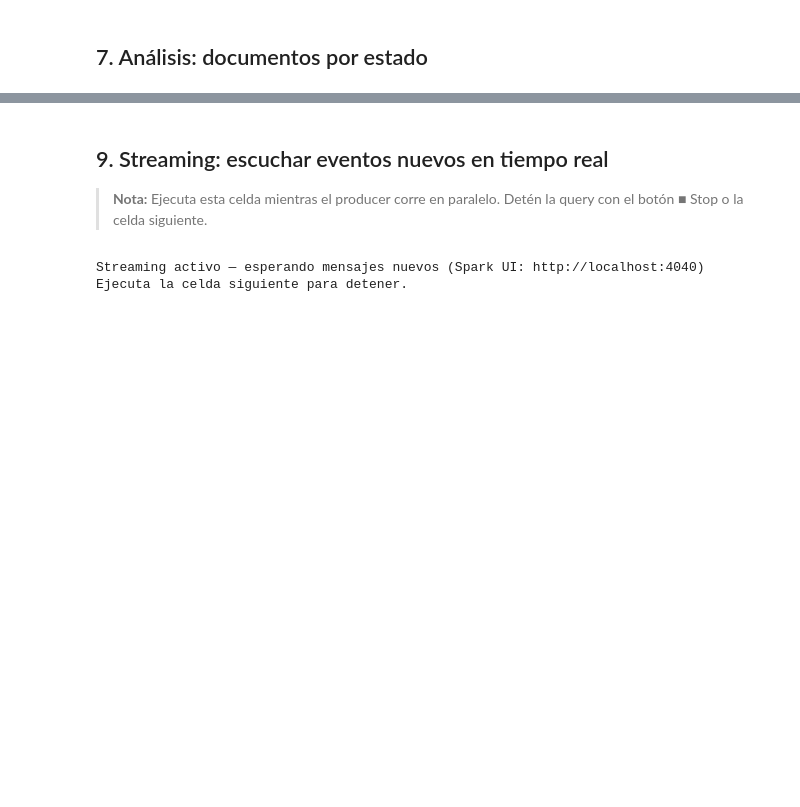
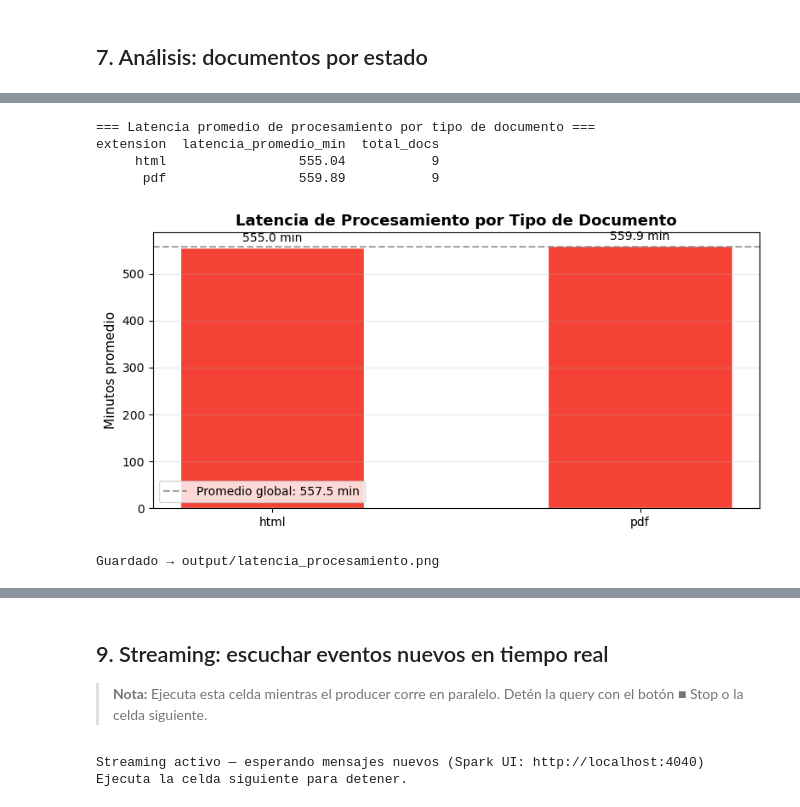
Before and after one commit to AlessandroPastor/BigData, a Jupyter notebook: notebooks/01_explorar_kafka.ipynb, the cells around one changed output, grey strips where cells are left out. Cells and saved outputs as stored; diff of their text form; code cells hidden in the pictures; blank space fills up the shorter version.

```diff
--- a/notebooks/01_explorar_kafka.ipynb
+++ b/notebooks/01_explorar_kafka.ipynb
@@ -189,0 +230,54 @@ por_status.show()
+# %%
+import matplotlib.pyplot as plt
+from pyspark.sql.functions import unix_timestamp, avg as spark_avg, round as spark_round
+
+# Latencia = tiempo entre que se creó el doc (created_at) y cuando lo detectó el pipeline (detectado_en)
+# Usamos unix_timestamp para convertir timestamps a segundos y restar directamente
+df_lat = (
+    df
+    .filter(col("detectado_ts").isNotNull() & col("created_at").isNotNull())
+    .withColumn("created_ts", to_timestamp(col("created_at")))
+    .withColumn(
+        "latencia_min",
+        (unix_timestamp("detectado_ts") - unix_timestamp("created_ts")) / 60.0
+    )
+    # Filtrar outliers: descartar negativos (error de timezone) y mayores a 24h
+    .filter((col("latencia_min") >= 0) & (col("latencia_min") < 1440))
+)
+
+lat_por_ext = (
+    df_lat.groupBy("extension")
+    .agg(
+        spark_round(spark_avg("latencia_min"), 2).alias("latencia_promedio_min"),
+        count("*").alias("total_docs")
+    )
+    .orderBy("latencia_promedio_min")
+    .toPandas()
+)
+
+print("=== Latencia promedio de procesamiento por tipo de documento ===")
+print(lat_por_ext.to_string(index=False))
+
+# Gráfico de barras de latencia
+fig, ax = plt.subplots(figsize=(8, 4))
+colores_lat = ["#4CAF50" if v < 60 else "#FF9800" if v < 120 else "#F44336"
+               for v in lat_por_ext["latencia_promedio_min"]]
+bars = ax.bar(lat_por_ext["extension"], lat_por_ext["latencia_promedio_min"],
+              color=colores_lat, edgecolor="white", width=0.5)
+ax.bar_label(bars, fmt="%.1f min", padding=3)
+ax.set_ylabel("Minutos promedio", fontsize=11)
+ax.set_title("Latencia de Procesamiento por Tipo de Documento", fontsize=13, fontweight="bold")
+ax.axhline(lat_por_ext["latencia_promedio_min"].mean(), color="gray", linestyle="--", alpha=0.7,
+           label=f"Promedio global: {lat_por_ext['latencia_promedio_min'].mean():.1f} min")
+ax.legend(); ax.grid(axis="y", alpha=0.3)
+plt.tight_layout()
+plt.savefig("/home/jovyan/output/latencia_procesamiento.png", dpi=150, bbox_inches="tight")
+plt.show()
+print("Guardado → output/latencia_procesamiento.png")
+# %% [output]
+=== Latencia promedio de procesamiento por tipo de documento ===
+extension  latencia_promedio_min  total_docs
+     html                 555.04           9
+      pdf                 559.89           9
+[figure, added]
+Guardado → output/latencia_procesamiento.png
```
Also changed, not shown: parts of 14 cells of this notebook, 28 other files.
